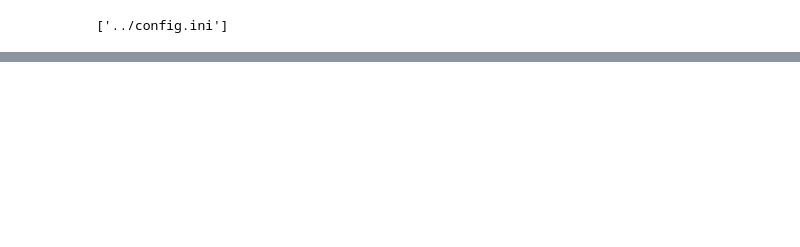
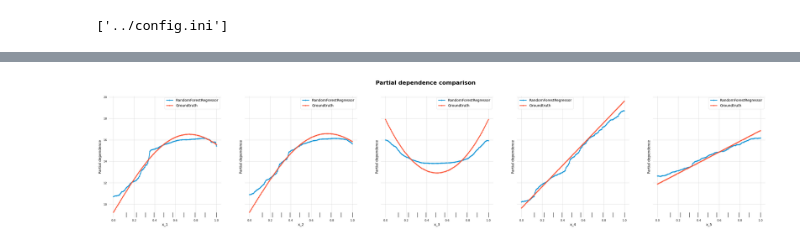
Before and after one commit to timo282/feature-effect-empirical-analysis, a Jupyter notebook: notebooks/feature_effect_results.ipynb, the cells around one changed output, grey strips where cells are left out. Cells and saved outputs as stored; diff of their text form; code cells hidden in the pictures; blank space fills up the shorter version.

```diff
--- a/notebooks/feature_effect_results.ipynb
+++ b/notebooks/feature_effect_results.ipynb
@@ -39,0 +78,13 @@ boxplot_feature_effect_results(features=["x_1", "x_2", "x_3", "x_4", "x_5"], df=
+# %%
+# recreate dataset
+X_train, y_train, X_test, y_test = generate_data(1000, 1000, 0.1, seed=1)
+# init groundtruth
+groundtruth = Groundtruth()
+# load models
+rf = load('../models/RandomForestRegressor_20240406_1_1000_0.1.joblib')
+xgb = load('../models/XGBRegressor_20240406_1_1000_0.1.joblib')
+# %%
+%matplotlib inline
+plot_pdp_comparison(rf, groundtruth, X_train, features=['x_1', "x_2", "x_3", "x_4", "x_5"]);
+# %% [output]
+[figure, added]
```
Also changed, not shown: parts of 10 cells of this notebook, 3 other files.
